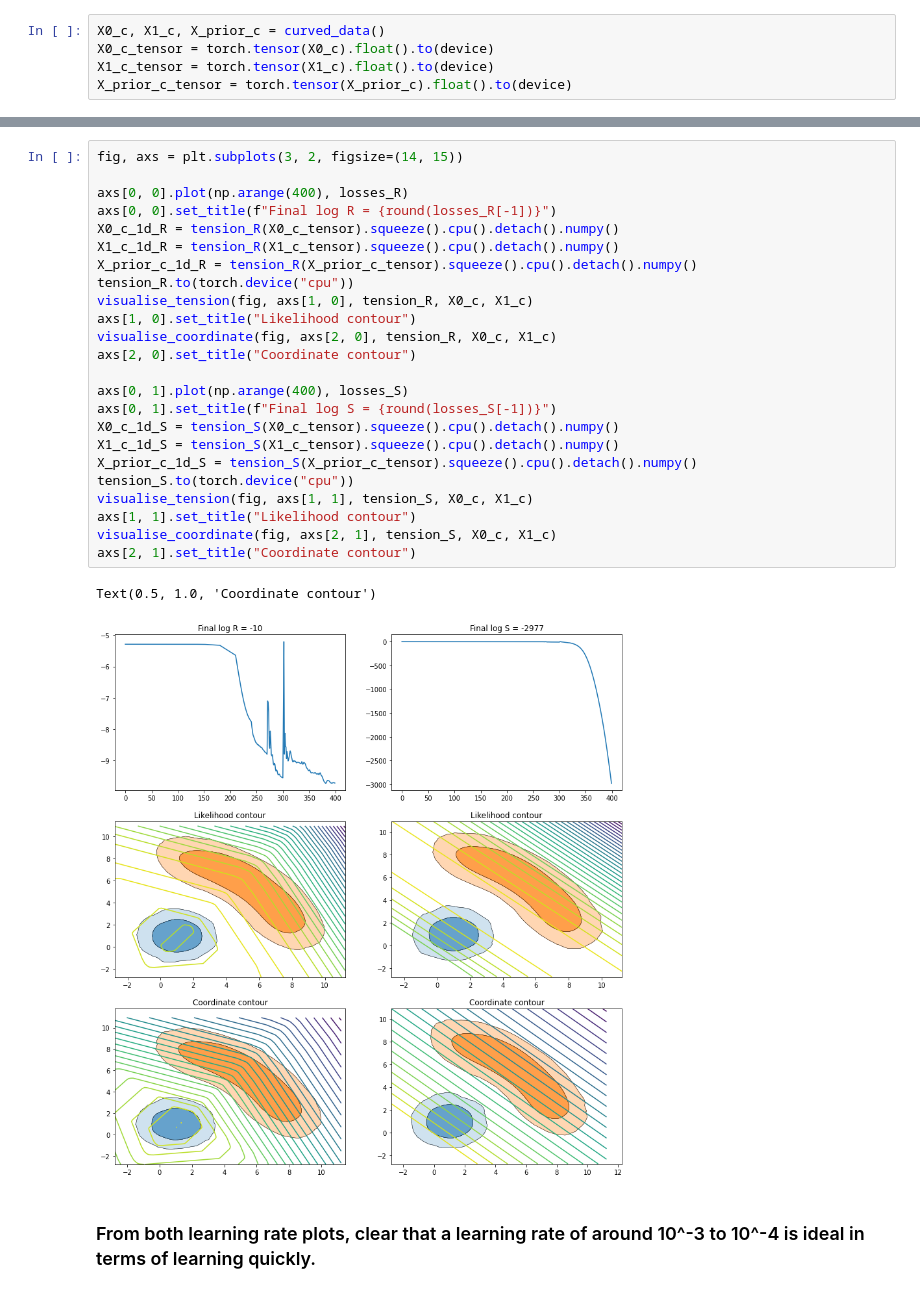
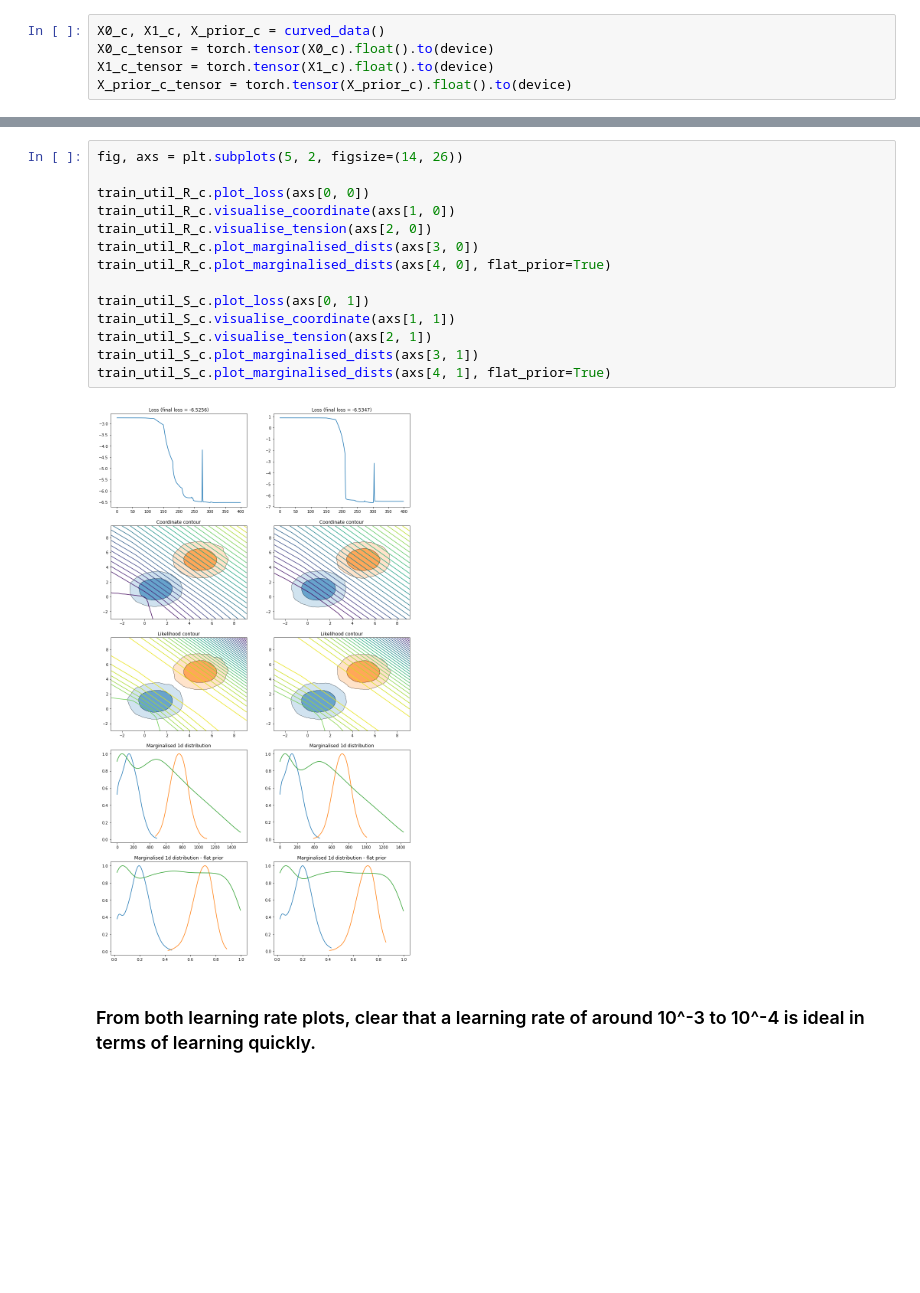
Before and after one commit to yijerjer/quantifying_tension, a Jupyter notebook: 03.1_nn_learning_rate.ipynb, the cells around one changed output, grey strips where cells are left out. Drawn from its saved outputs; the diff is of its cells as text; blank space fills up the shorter version.

```diff
--- a/03.1_nn_learning_rate.ipynb
+++ b/03.1_nn_learning_rate.ipynb
@@ -220,29 +154,18 @@ for i in range(11):
-# %%
-fig, axs = plt.subplots(3, 2, figsize=(14, 15))
-
-axs[0, 0].plot(np.arange(400), losses_R)
-axs[0, 0].set_title(f"Final log R = {round(losses_R[-1])}")
-X0_c_1d_R = tension_R(X0_c_tensor).squeeze().cpu().detach().numpy()
-X1_c_1d_R = tension_R(X1_c_tensor).squeeze().cpu().detach().numpy()
-X_prior_c_1d_R = tension_R(X_prior_c_tensor).squeeze().cpu().detach().numpy()
-tension_R.to(torch.device("cpu"))
-visualise_tension(fig, axs[1, 0], tension_R, X0_c, X1_c)
-axs[1, 0].set_title("Likelihood contour")
-visualise_coordinate(fig, axs[2, 0], tension_R, X0_c, X1_c)
-axs[2, 0].set_title("Coordinate contour")
-
-axs[0, 1].plot(np.arange(400), losses_S)
-axs[0, 1].set_title(f"Final log S = {round(losses_S[-1])}")
-X0_c_1d_S = tension_S(X0_c_tensor).squeeze().cpu().detach().numpy()
-X1_c_1d_S = tension_S(X1_c_tensor).squeeze().cpu().detach().numpy()
-X_prior_c_1d_S = tension_S(X_prior_c_tensor).squeeze().cpu().detach().numpy()
-tension_S.to(torch.device("cpu"))
-visualise_tension(fig, axs[1, 1], tension_S, X0_c, X1_c)
-axs[1, 1].set_title("Likelihood contour")
-visualise_coordinate(fig, axs[2, 1], tension_S, X0_c, X1_c)
-axs[2, 1].set_title("Coordinate contour")
-# %% [output]
-Text(0.5, 1.0, 'Coordinate contour')
-[figure, removed]
+# %%
+fig, axs = plt.subplots(5, 2, figsize=(14, 26))
+
+train_util_R_c.plot_loss(axs[0, 0])
+train_util_R_c.visualise_coordinate(axs[1, 0])
+train_util_R_c.visualise_tension(axs[2, 0])
+train_util_R_c.plot_marginalised_dists(axs[3, 0])
+train_util_R_c.plot_marginalised_dists(axs[4, 0], flat_prior=True)
+
+train_util_S_c.plot_loss(axs[0, 1])
+train_util_S_c.visualise_coordinate(axs[1, 1])
+train_util_S_c.visualise_tension(axs[2, 1])
+train_util_S_c.plot_marginalised_dists(axs[3, 1])
+train_util_S_c.plot_marginalised_dists(axs[4, 1], flat_prior=True)
+# %% [output]
+[figure, added]
 # %% [markdown]
 ### From both learning rate plots, clear that a learning rate of around 10^-3 to 10^-4 is ideal in terms of learning quickly.
```
Also changed, not shown: parts of 14 cells of this notebook, 9 other files.
